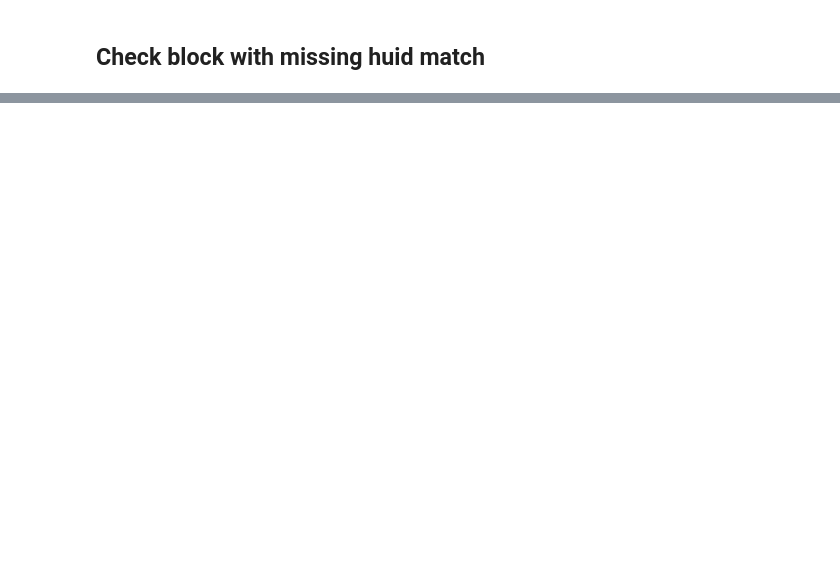
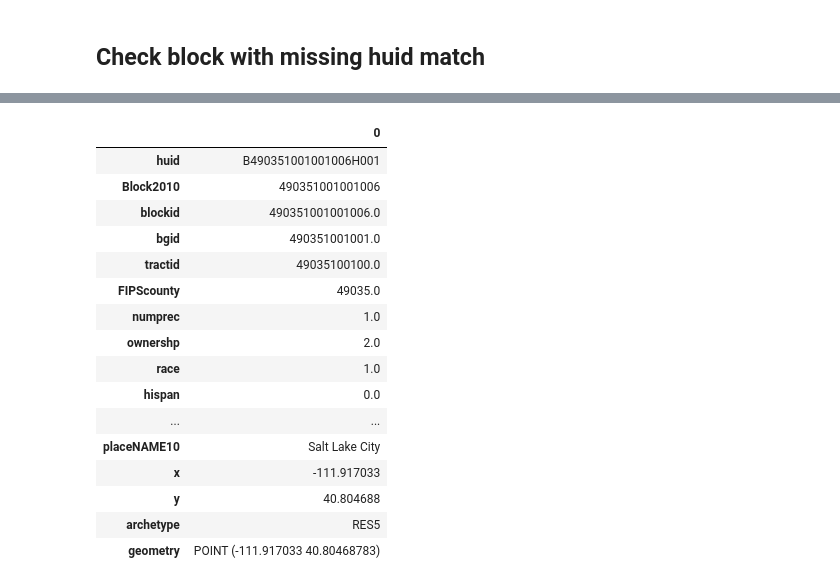
Before and after one commit to npr99/intersect-community-data, a Jupyter notebook: ncoda_07cv3_run_HUA_workflow.ipynb, the cells around one changed output, grey strips where cells are left out. Saved outputs shown, nothing was run; the diff lists cells and outputs as text; code cells hidden in the pictures; blank space fills up the shorter version.

```diff
--- a/ncoda_07cv3_run_HUA_workflow.ipynb
+++ b/ncoda_07cv3_run_HUA_workflow.ipynb
@@ -526,0 +539,20 @@ hua_gdf.head()
+# %%
+hua_gdf.head(1).T
+# %% [output]
+|  | 0 |
+| huid | B490351001001006H001 |
+| Block2010 | 490351001001006 |
+| blockid | 490351001001006.0 |
+| bgid | 490351001001.0 |
+| tractid | 49035100100.0 |
+| FIPScounty | 49035.0 |
+| numprec | 1.0 |
+| ownershp | 2.0 |
+| race | 1.0 |
+| hispan | 0.0 |
+| ... | ... |
+| placeNAME10 | Salt Lake City |
+| x | -111.917033 |
+| y | 40.804688 |
+| archetype | RES5 |
+| geometry | POINT (-111.917033 40.80468783) |
```
Also changed, not shown: parts of 6 cells of this notebook, 3 other files.
